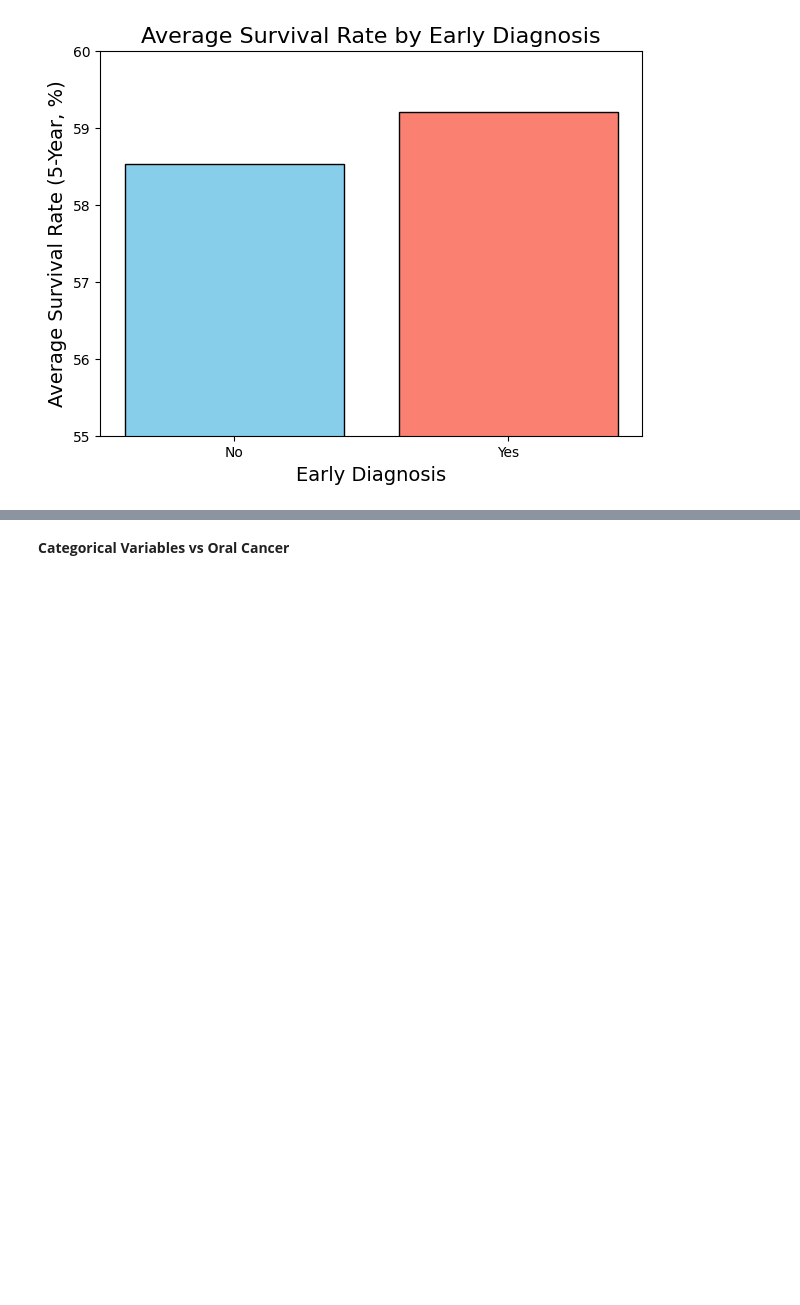
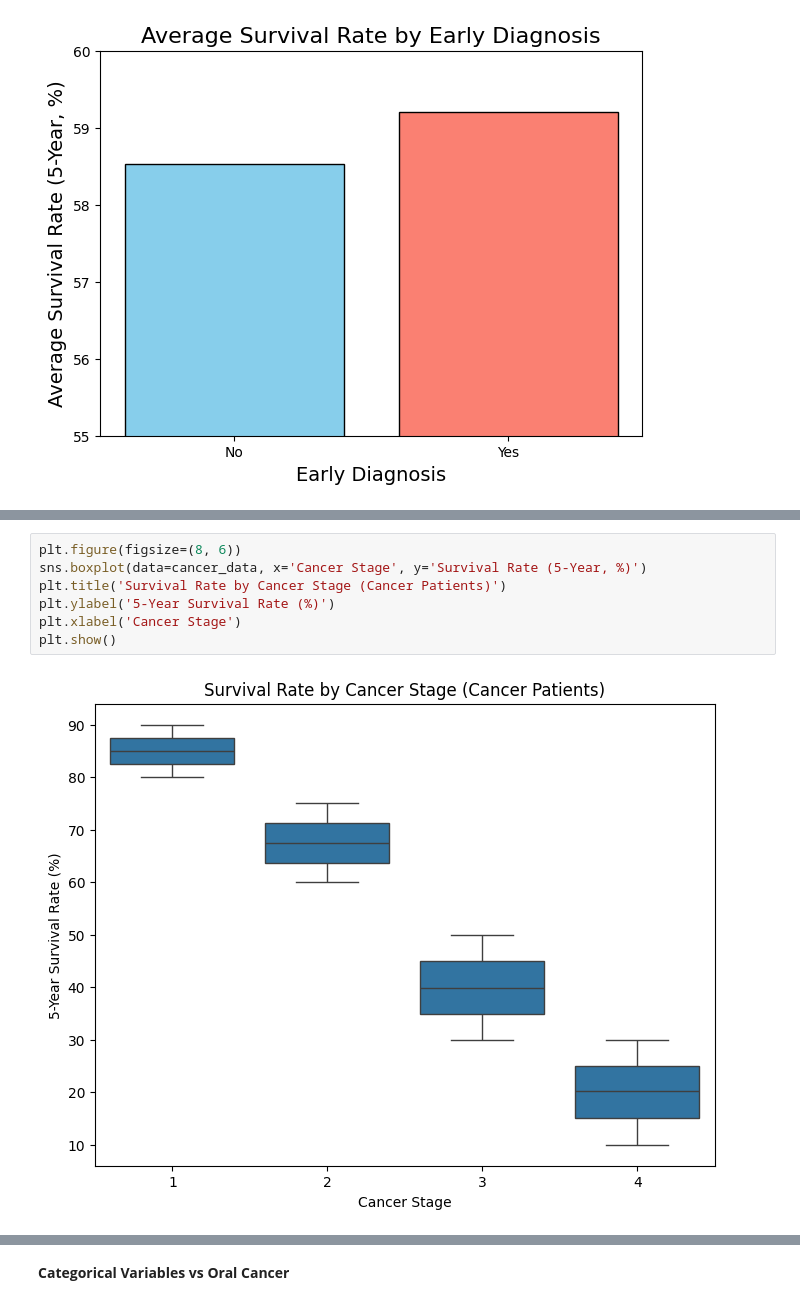
Before and after one commit to emreyoruk15/DSA_210_Term_Project, a Jupyter notebook: Project/main.ipynb, the cells around one changed output, grey strips where cells are left out. Cells and saved outputs as stored; diff of their text form; blank space fills up the shorter version.

```diff
--- a/Project/main.ipynb
+++ b/Project/main.ipynb
@@ -194,0 +274,9 @@ plt.show()
+# %%
+plt.figure(figsize=(8, 6))
+sns.boxplot(data=cancer_data, x='Cancer Stage', y='Survival Rate (5-Year, %)')
+plt.title('Survival Rate by Cancer Stage (Cancer Patients)')
+plt.ylabel('5-Year Survival Rate (%)')
+plt.xlabel('Cancer Stage')
+plt.show()
+# %% [output]
+[figure, added]
```
Also changed, not shown: parts of 25 cells of this notebook.
